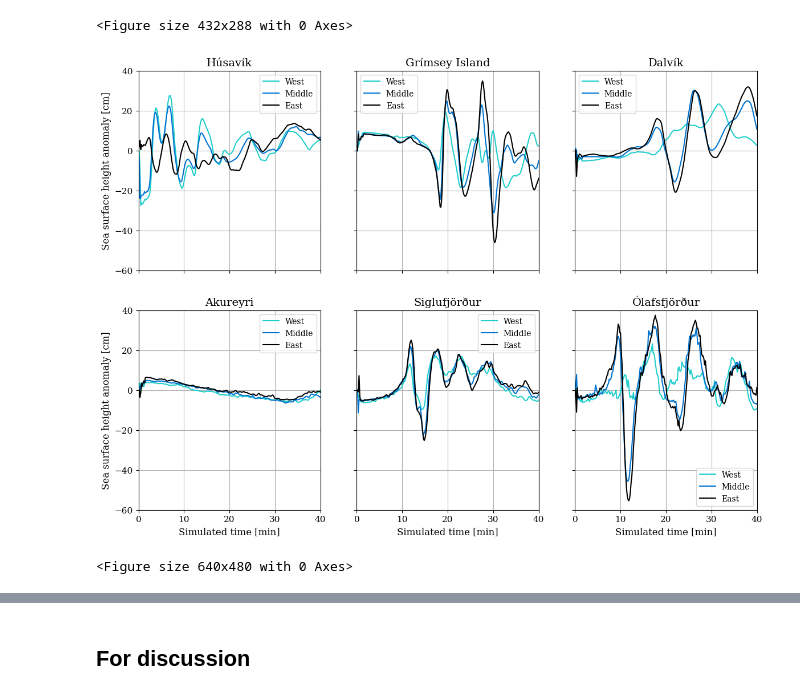
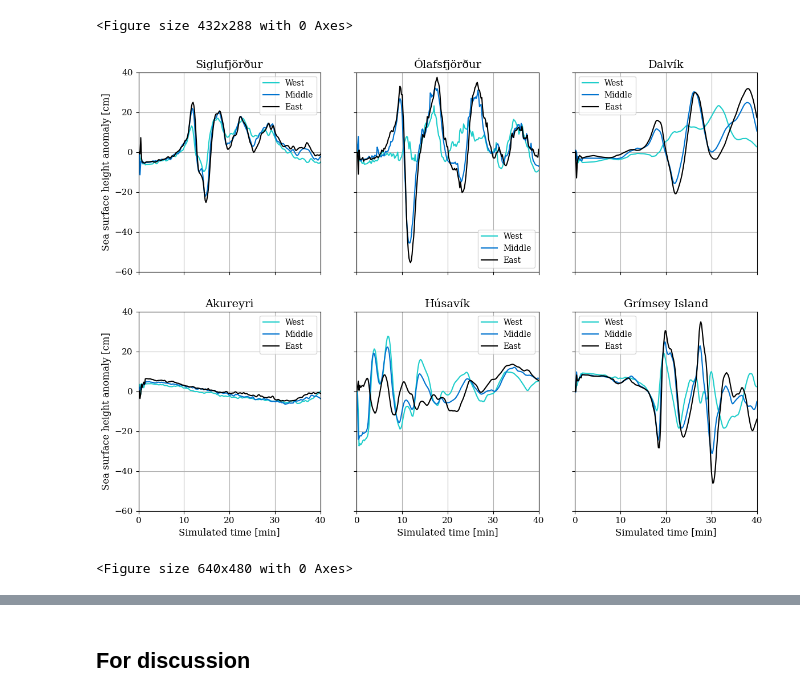
Before and after one commit to fabian-kutschera/Scripts4Processing, a Jupyter notebook: samoa/ssha_ptsovertime4paper.ipynb, the cells around one changed output, grey strips where cells are left out. Saved outputs shown, nothing was run; the diff lists cells and outputs as text; code cells hidden in the pictures.

```diff
--- a/samoa/ssha_ptsovertime4paper.ipynb
+++ b/samoa/ssha_ptsovertime4paper.ipynb
@@ -345,65 +345,68 @@ fig.set_figwidth(14)
 ax1.set_xlim([0,40])
 ax1.set_ylim([-60,40]) # simple
 #ax1.set_ylim([-30,20]) # complex
+ax1.set_ylabel("Sea surface height anomaly [cm]", fontsize=12)
 
 
-ax1.plot(husavik_sW.time, husavik_sW.ssha, label="West", color=c1)
-ax1.plot(husavik_sM.time, husavik_sM.ssha, label="Middle", color=c2)
-ax1.plot(husavik_sE.time, husavik_sE.ssha, label="East", color=c3)
-ax1.legend()
-ax1.set_ylabel("Sea surface height anomaly [cm]", fontsize=12)
-ax1.set_title("Húsavík", fontsize=14)
-ax1.grid()
+ax5.plot(husavik_sW.time, husavik_sW.ssha, label="West", color=c1)
+ax5.plot(husavik_sM.time, husavik_sM.ssha, label="Middle", color=c2)
+ax5.plot(husavik_sE.time, husavik_sE.ssha, label="East", color=c3)
+ax5.legend()
+ax5.set_title("Húsavík", fontsize=14)
+ax5.grid()
 
 
-ax2.plot(grimsey_sW.time, grimsey_sW.ssha, label="West", color=c1)
-ax2.plot(grimsey_sM.time, grimsey_sM.ssha, label="Middle", color=c2)
-ax2.plot(grimsey_sE.time, grimsey_sE.ssha, label="East", color=c3)
-ax2.legend()
-ax2.set_title("Grímsey Island", fontsize=14)
-ax2.grid()
+ax6.plot(grimsey_sW.time, grimsey_sW.ssha, label="West", color=c1)
+ax6.plot(grimsey_sM.time, grimsey_sM.ssha, label="Middle", color=c2)
+ax6.plot(grimsey_sE.time, grimsey_sE.ssha, label="East", color=c3)
+ax6.legend()
+ax6.set_title("Grímsey Island", fontsize=14)
+ax6.grid()
 
 
 ax3.plot(dalvik_sW.time, dalvik_sW.ssha, label="West", color=c1)
 ax3.plot(dalvik_sM.time, dalvik_sM.ssha, label="Middle", color=c2)
 ax3.plot(dalvik_sE.time, dalvik_sE.ssha, label="East", color=c3)
 ax3.legend()
 ax3.set_title("Dalvík", fontsize=14)
 ax3.grid()
 
 
 ax4.plot(akureyri_sW.time, akureyri_sW.ssha, label="West", color=c1)
 ax4.plot(akureyri_sM.time, akureyri_sM.ssha, label="Middle", color=c2)
 ax4.plot(akureyri_sE.time, akureyri_sE.ssha, label="East", color=c3)
 ax4.legend()
 ax4.set_ylabel("Sea surface height anomaly [cm]", fontsize=12)
 ax4.set_xlabel("Simulated time [min]", fontsize=12)
 ax4.set_title("Akureyri", fontsize=14)
 ax4.grid()
 
 
-ax5.plot(sig_sW.time, sig_sW.ssha, label="West", color=c1)
-ax5.plot(sig_sM.time, sig_sM.ssha, label="Middle", color=c2)
-ax5.plot(sig_sE.time, sig_sE.ssha, label="East", color=c3)
-ax5.legend()
+ax1.plot(sig_sW.time, sig_sW.ssha, label="West", color=c1)
+ax1.plot(sig_sM.time, sig_sM.ssha, label="Middle", color=c2)
+ax1.plot(sig_sE.time, sig_sE.ssha, label="East", color=c3)
+ax1.legend()
+ax1.set_title("Siglufjörður", fontsize=14)
+ax1.grid()
+
 ax5.set_xlabel("Simulated time [min]", fontsize=12)
-ax5.set_title("Siglufjörður", fontsize=14)
-ax5.grid()
 
 
-ax6.plot(olaf_sW.time, olaf_sW.ssha, label="West", color=c1)
-ax6.plot(olaf_sM.time, olaf_sM.ssha, label="Middle", color=c2)
-ax6.plot(olaf_sE.time, olaf_sE.ssha, label="East", color=c3)
-ax6.legend()
+ax2.plot(olaf_sW.time, olaf_sW.ssha, label="West", color=c1)
+ax2.plot(olaf_sM.time, olaf_sM.ssha, label="Middle", color=c2)
+ax2.plot(olaf_sE.time, olaf_sE.ssha, label="East", color=c3)
+ax2.legend()
+ax2.set_title("Ólafsfjörður", fontsize=14)
+ax2.grid()
+
 ax6.set_xlabel("Simulated time [min]", fontsize=12)
-ax6.set_title("Ólafsfjörður", fontsize=14)
-ax6.grid()
+
 
 plt.savefig('ssha_stations_simple.png', dpi=300)
 plt.show()
 plt.clf()
 # %% [output]
-[figure, old version]
+[figure, new version]
 <Figure size 640x480 with 0 Axes>
 # %%
 ### Plot for paper - COMPLEX fault geometry
```
Also changed, not shown: parts of 1 cell of this notebook, 2 other files.
